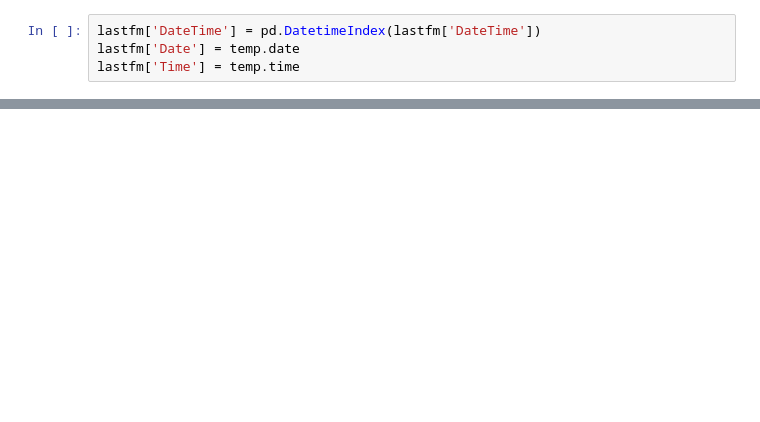
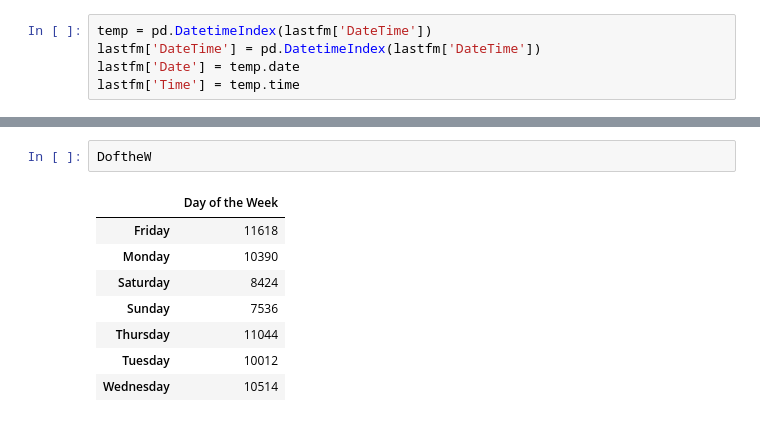
Before and after one commit to pabloarshid/playingwithlastfmdata, a Jupyter notebook: Untitled.ipynb, the cells around one changed output, grey strips where cells are left out. Cells and saved outputs as stored; diff of their text form; blank space fills up the shorter version.

```diff
--- a/Untitled.ipynb
+++ b/Untitled.ipynb
@@ -15,4 +26,5 @@ def get_season(row):
 # %%
+temp = pd.DatetimeIndex(lastfm['DateTime'])
 lastfm['DateTime'] = pd.DatetimeIndex(lastfm['DateTime'])
 lastfm['Date'] = temp.date
 lastfm['Time'] = temp.time
@@ -72,0 +115,11 @@ plt.plot(time.index, time.Date)
+# %%
+DoftheW
+# %% [output]
+|  | Day of the Week |
+| Friday | 11618 |
+| Monday | 10390 |
+| Saturday | 8424 |
+| Sunday | 7536 |
+| Thursday | 11044 |
+| Tuesday | 10012 |
+| Wednesday | 10514 |
```
Also changed, not shown: parts of 6 cells of this notebook, 2 other files.
